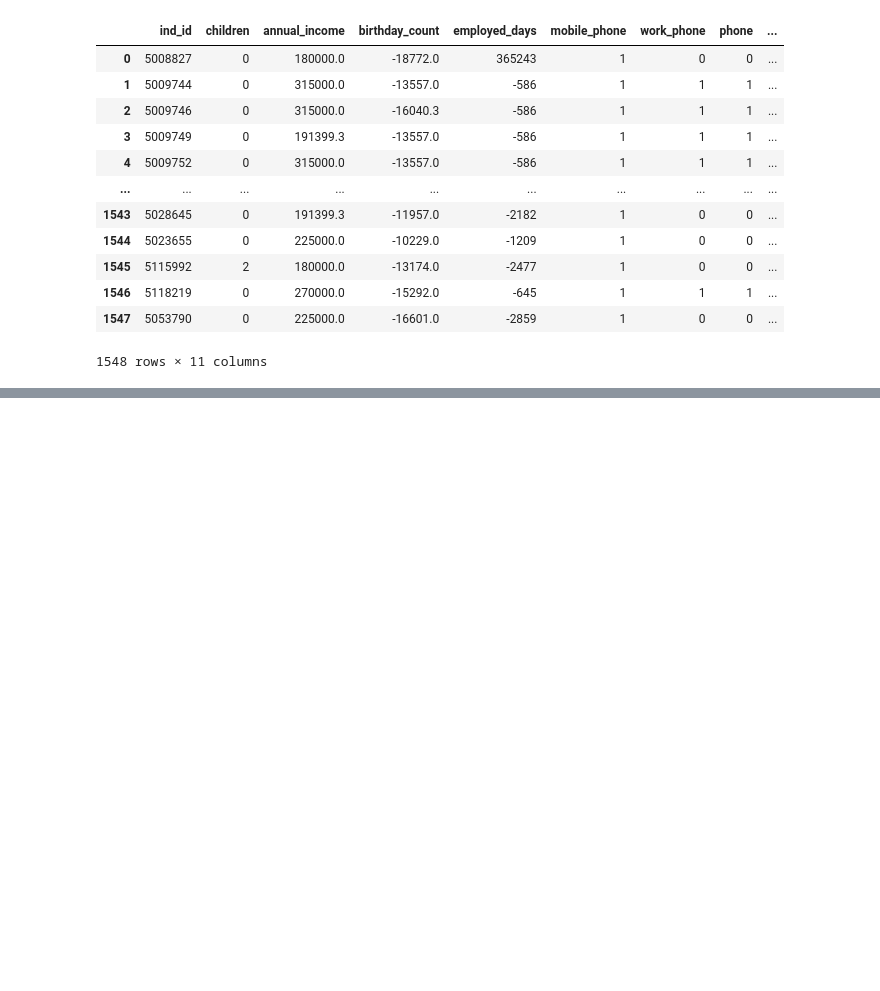
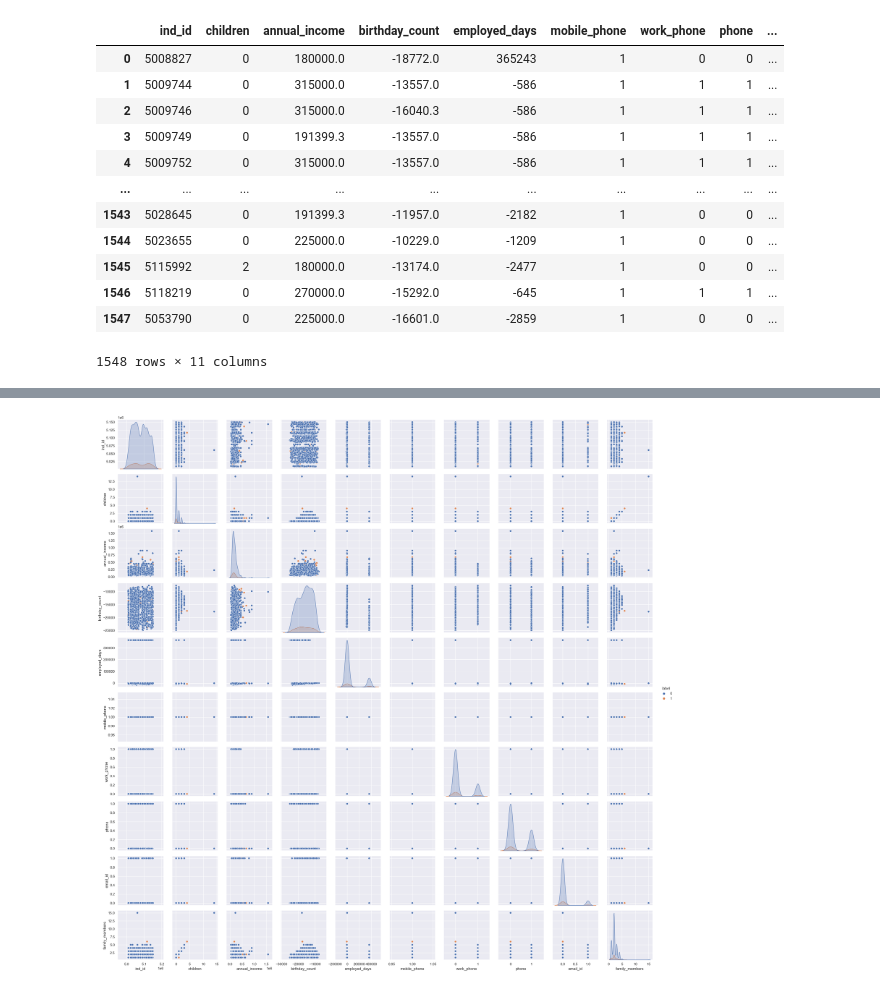
Before and after one commit to sam47-asfaw/bank-customer-churn-classification, a Jupyter notebook: midterm_project.ipynb, the cells around one changed output, grey strips where cells are left out. Cells and saved outputs as stored; diff of their text form; code cells hidden in the pictures; blank space fills up the shorter version.

```diff
--- a/midterm_project.ipynb
+++ b/midterm_project.ipynb
@@ -208 +208,9 @@ def univariate_analysis(series, title, size, rotation):
+# %%
+#plotting the feature distributions
+sns.set(rc={'figure.figsize':(15, 6)})
+sns.pairplot(data=df, hue='label')
+plt.xticks(rotation=45)
+plt.show()
+# %% [output]
+[figure, added]
 # %%
```
Also changed, not shown: parts of 33 cells of this notebook.
